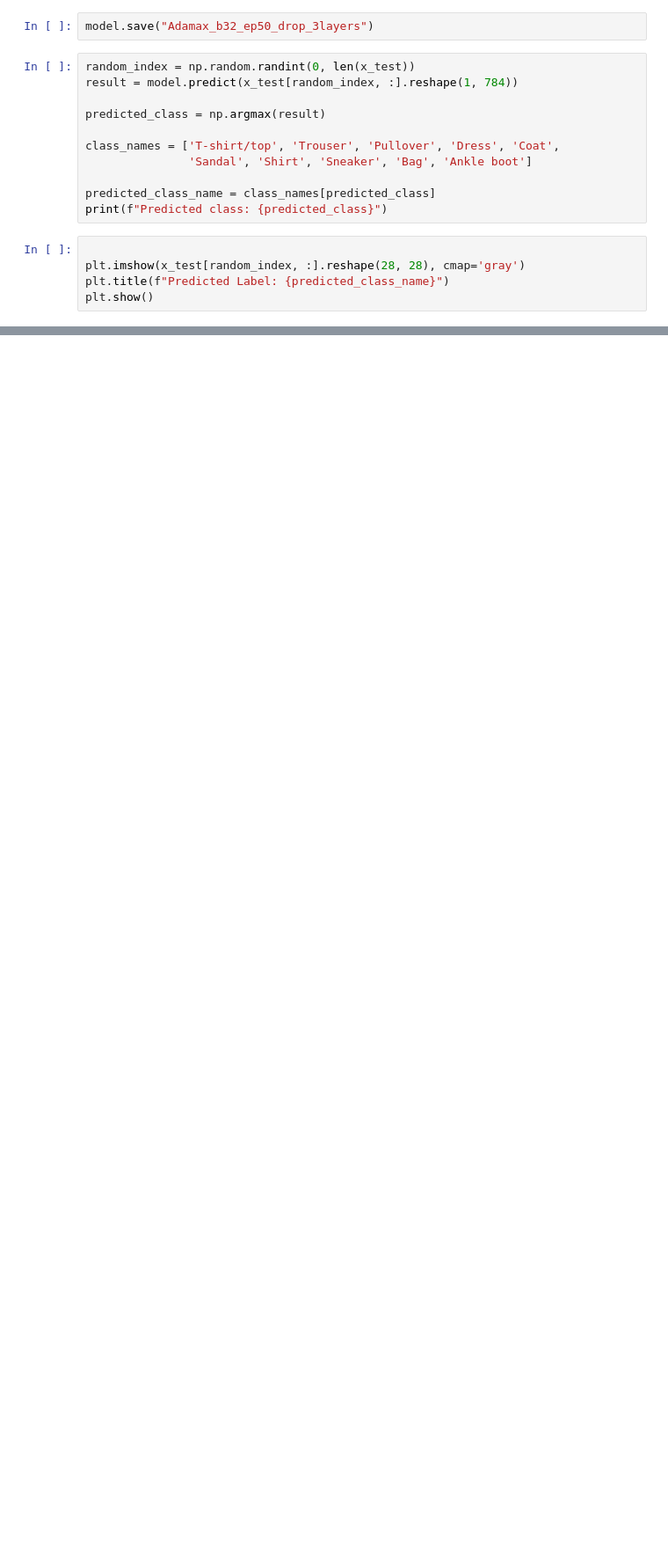
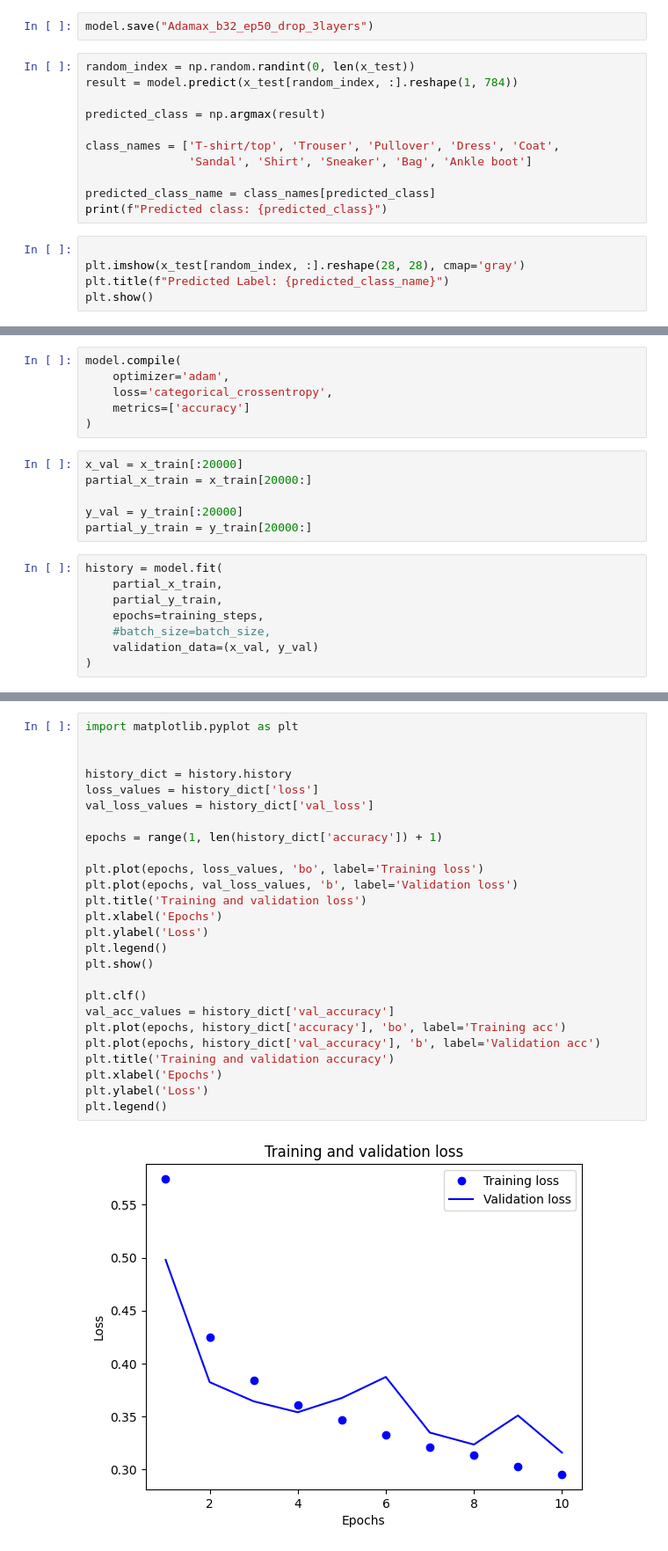
Before and after one commit to serhii-korobchenko/Python_DataScience_module_10, a Jupyter notebook: Module_10_HW.ipynb, the cells around one changed output, grey strips where cells are left out. Shown: that part at 88% size. Drawn from its saved outputs; the diff is of its cells as text; blank space fills up the shorter version.

```diff
--- a/Module_10_HW.ipynb
+++ b/Module_10_HW.ipynb
@@ -1537,0 +1409,20 @@ plt.show()
+# %%
+model.compile(
+    optimizer='adam',
+    loss='categorical_crossentropy',
+    metrics=['accuracy']
+)
+# %%
+x_val = x_train[:20000]
+partial_x_train = x_train[20000:]
+
+y_val = y_train[:20000]
+partial_y_train = y_train[20000:]
+# %%
+history = model.fit(
+    partial_x_train,
+    partial_y_train,
+    epochs=training_steps,
+    #batch_size=batch_size,
+    validation_data=(x_val, y_val)
+)
@@ -1537,0 +1456,28 @@ plt.show()
+# %%
+import matplotlib.pyplot as plt
+
+
+history_dict = history.history
+loss_values = history_dict['loss']
+val_loss_values = history_dict['val_loss']
+
+epochs = range(1, len(history_dict['accuracy']) + 1)
+
+plt.plot(epochs, loss_values, 'bo', label='Training loss')
+plt.plot(epochs, val_loss_values, 'b', label='Validation loss')
+plt.title('Training and validation loss')
+plt.xlabel('Epochs')
+plt.ylabel('Loss')
+plt.legend()
+plt.show()
+
+plt.clf()
+val_acc_values = history_dict['val_accuracy']
+plt.plot(epochs, history_dict['accuracy'], 'bo', label='Training acc')
+plt.plot(epochs, history_dict['val_accuracy'], 'b', label='Validation acc')
+plt.title('Training and validation accuracy')
+plt.xlabel('Epochs')
+plt.ylabel('Loss')
+plt.legend()
+# %% [output]
+[figure, added]
```
Also changed, not shown: parts of 105 cells of this notebook, 15 other files.
